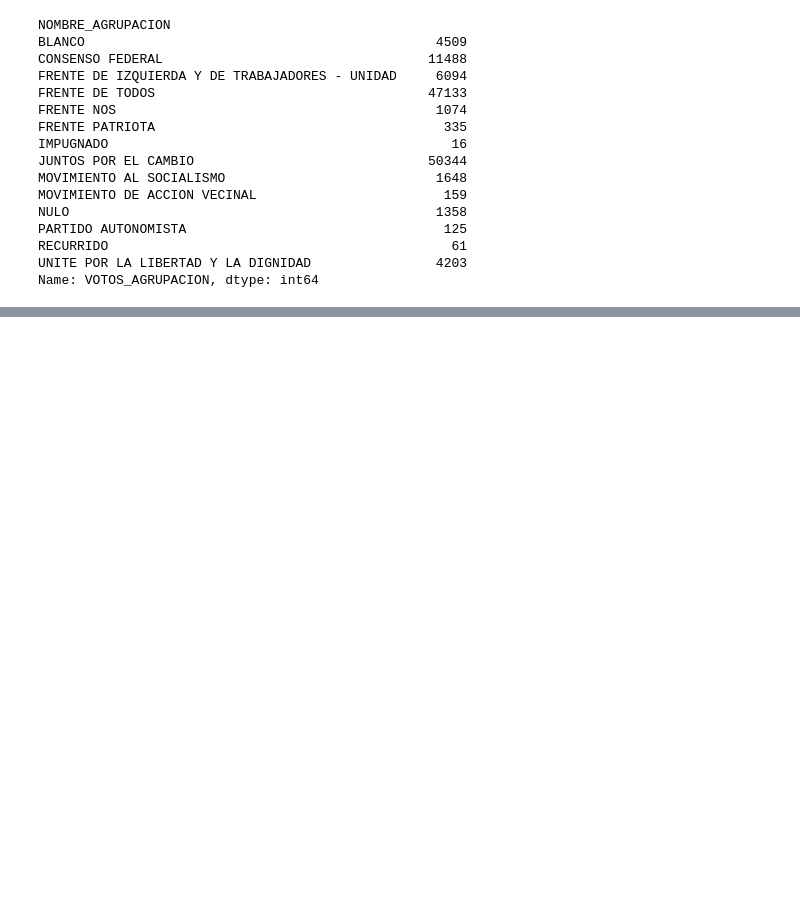
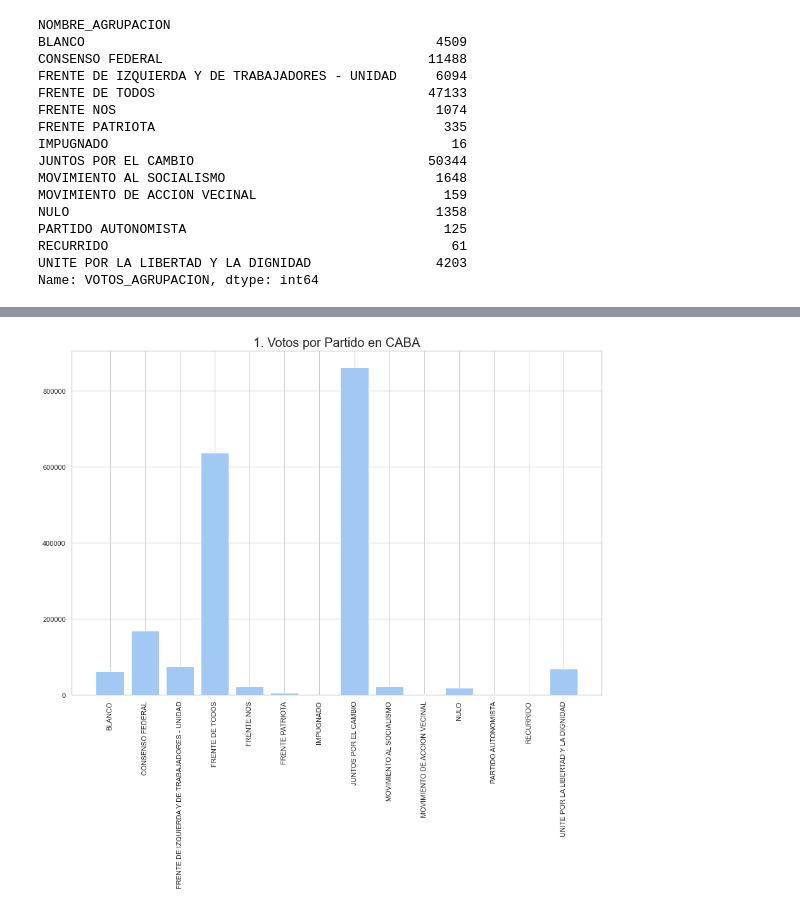
Before and after one commit to vickyfregonese/Trabajo-n2, a Jupyter notebook: TP2 FINAL.ipynb, the cells around one changed output, grey strips where cells are left out. Saved outputs shown, nothing was run; the diff lists cells and outputs as text; code cells hidden in the pictures; blank space fills up the shorter version.

```diff
--- a/TP2 FINAL.ipynb
+++ b/TP2 FINAL.ipynb
@@ -513,0 +422,8 @@ plt.show()
+# %%
+plt.figure(figsize=(15,10))
+plt.bar(x=total_agrupados.index,height=total_agrupados)
+plt.xticks(rotation=90)
+plt.title("1. Votos por Partido en CABA",fontsize=20)
+plt.show()
+# %% [output]
+[figure, added]
```
Also changed, not shown: parts of 19 cells of this notebook.
